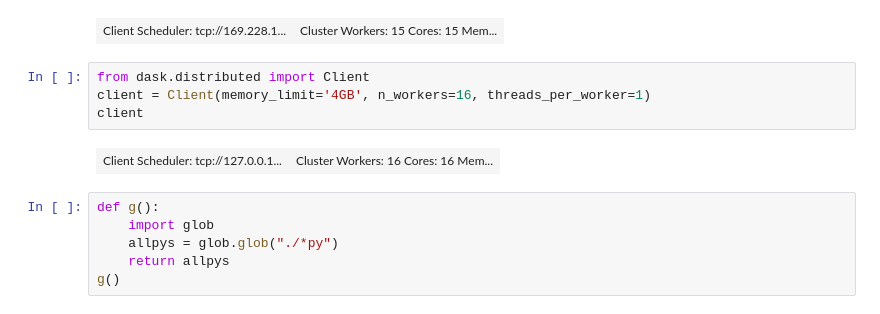
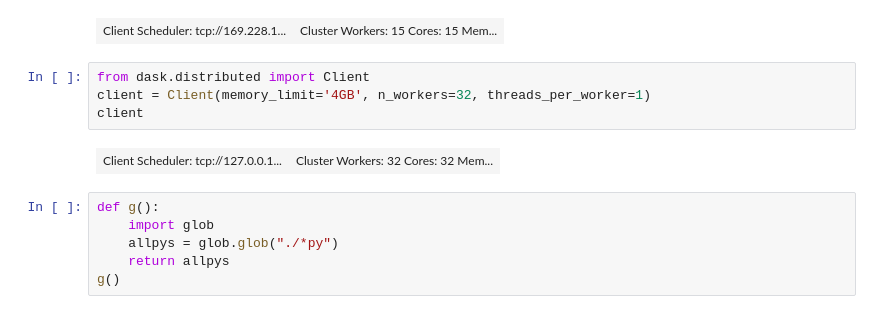
Before and after one commit to cmstas/HggAnalysisDev, a Jupyter notebook: Preselection/2_process.ipynb, the cells around one changed output. Cells and saved outputs as stored; diff of their text form.

```diff
--- a/Preselection/2_process.ipynb
+++ b/Preselection/2_process.ipynb
@@ -183,10 +183,10 @@ hists['dipho']['pho_pT1'].integral
 | Client Scheduler: tcp://169.228.1... | Cluster Workers: 15 Cores: 15 Mem... |
 # %%
 from dask.distributed import Client
-client = Client(memory_limit='4GB', n_workers=16, threads_per_worker=1)
+client = Client(memory_limit='4GB', n_workers=32, threads_per_worker=1)
 client
 # %% [output]
-| Client Scheduler: tcp://127.0.0.1... | Cluster Workers: 16 Cores: 16 Mem... |
+| Client Scheduler: tcp://127.0.0.1... | Cluster Workers: 32 Cores: 32 Mem... |
 # %%
 def g():
     import glob
```
Also changed, not shown: parts of 8 cells of this notebook, 2 other files.
